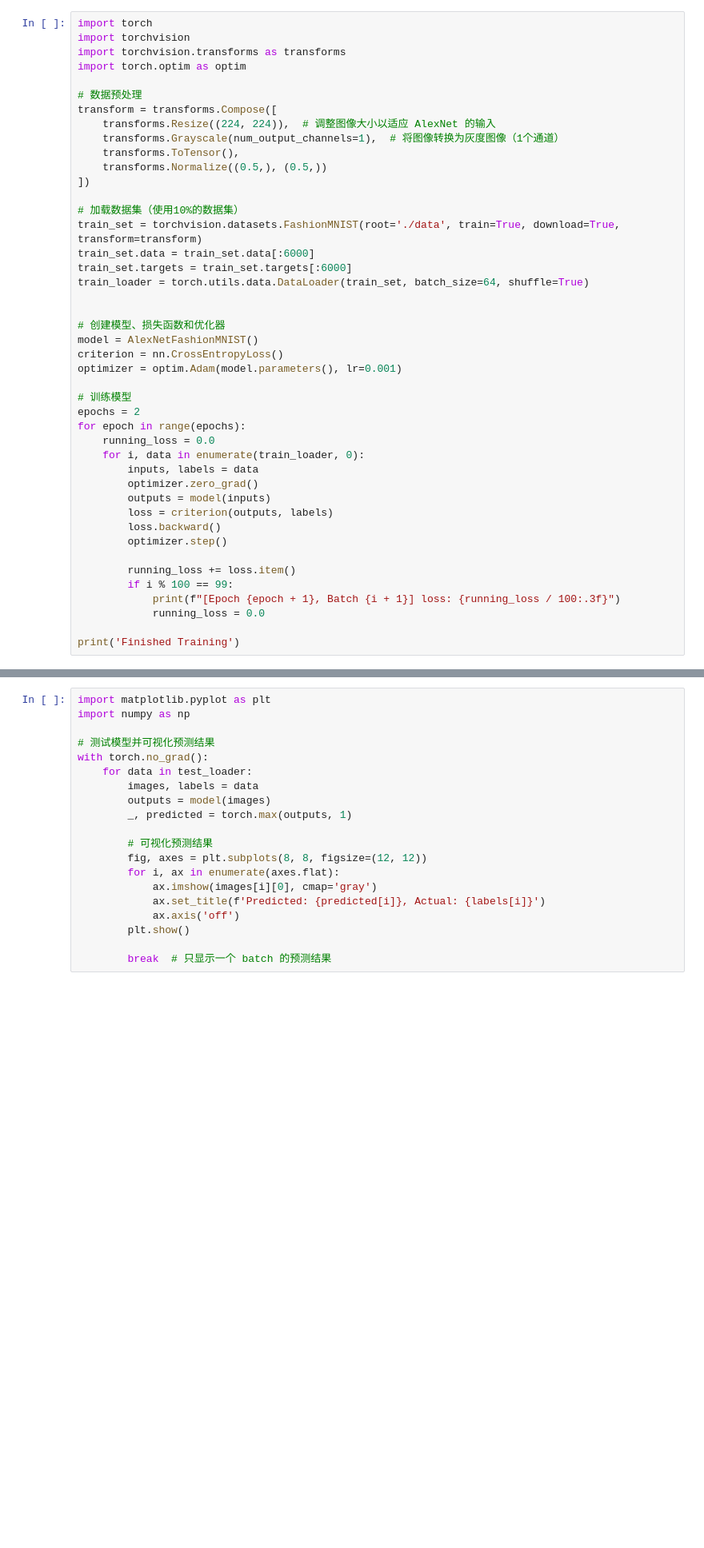
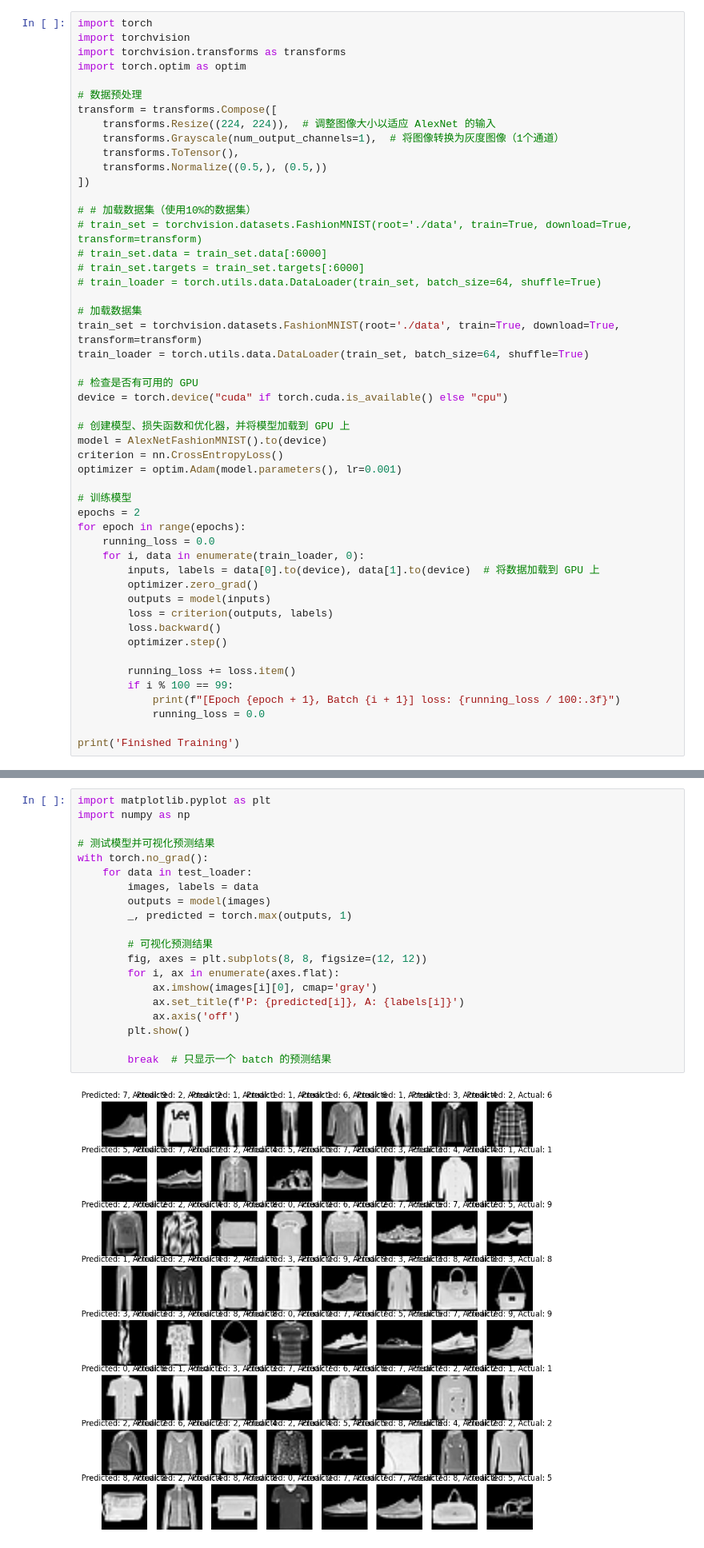
Before and after one commit to purpyviolet/Deep_Learning_Notes_and_Codes, a Jupyter notebook: 代码实现/CNN/CNN_AlexNet.ipynb, the cells around one changed output, grey strips where cells are left out. Shown at 80% size. Cells and saved outputs as stored; diff of their text form; blank space fills up the shorter version.

```diff
--- a/代码实现/CNN/CNN_AlexNet.ipynb
+++ b/代码实现/CNN/CNN_AlexNet.ipynb
@@ -54,15 +54,21 @@ transform = transforms.Compose([
     transforms.Normalize((0.5,), (0.5,))
 ])
 
-# 加载数据集（使用10%的数据集）
+# # 加载数据集（使用10%的数据集）
+# train_set = torchvision.datasets.FashionMNIST(root='./data', train=True, download=True, transform=transform)
+# train_set.data = train_set.data[:6000]
+# train_set.targets = train_set.targets[:6000]
+# train_loader = torch.utils.data.DataLoader(train_set, batch_size=64, shuffle=True)
+
+# 加载数据集
 train_set = torchvision.datasets.FashionMNIST(root='./data', train=True, download=True, transform=transform)
-train_set.data = train_set.data[:6000]
-train_set.targets = train_set.targets[:6000]
 train_loader = torch.utils.data.DataLoader(train_set, batch_size=64, shuffle=True)
 
+# 检查是否有可用的 GPU
+device = torch.device("cuda" if torch.cuda.is_available() else "cpu")
 
-# 创建模型、损失函数和优化器
-model = AlexNetFashionMNIST()
+# 创建模型、损失函数和优化器，并将模型加载到 GPU 上
+model = AlexNetFashionMNIST().to(device)
 criterion = nn.CrossEntropyLoss()
 optimizer = optim.Adam(model.parameters(), lr=0.001)
 
@@ -71,7 +77,7 @@ epochs = 2
 for epoch in range(epochs):
     running_loss = 0.0
     for i, data in enumerate(train_loader, 0):
-        inputs, labels = data
+        inputs, labels = data[0].to(device), data[1].to(device)  # 将数据加载到 GPU 上
         optimizer.zero_grad()
         outputs = model(inputs)
         loss = criterion(outputs, labels)
@@ -114,20 +138,22 @@ Accuracy of the network on the 10000 test images: 23 %
 # %%
 import matplotlib.pyplot as plt
 import numpy as np
 
 # 测试模型并可视化预测结果
 with torch.no_grad():
     for data in test_loader:
         images, labels = data
         outputs = model(images)
         _, predicted = torch.max(outputs, 1)
 
         # 可视化预测结果
         fig, axes = plt.subplots(8, 8, figsize=(12, 12))
         for i, ax in enumerate(axes.flat):
             ax.imshow(images[i][0], cmap='gray')
-            ax.set_title(f'Predicted: {predicted[i]}, Actual: {labels[i]}')
+            ax.set_title(f'P: {predicted[i]}, A: {labels[i]}')
             ax.axis('off')
         plt.show()
 
         break  # 只显示一个 batch 的预测结果
+# %% [output]
+[figure, added]
```
Also changed, not shown: parts of 2 cells of this notebook, 5 other files.
